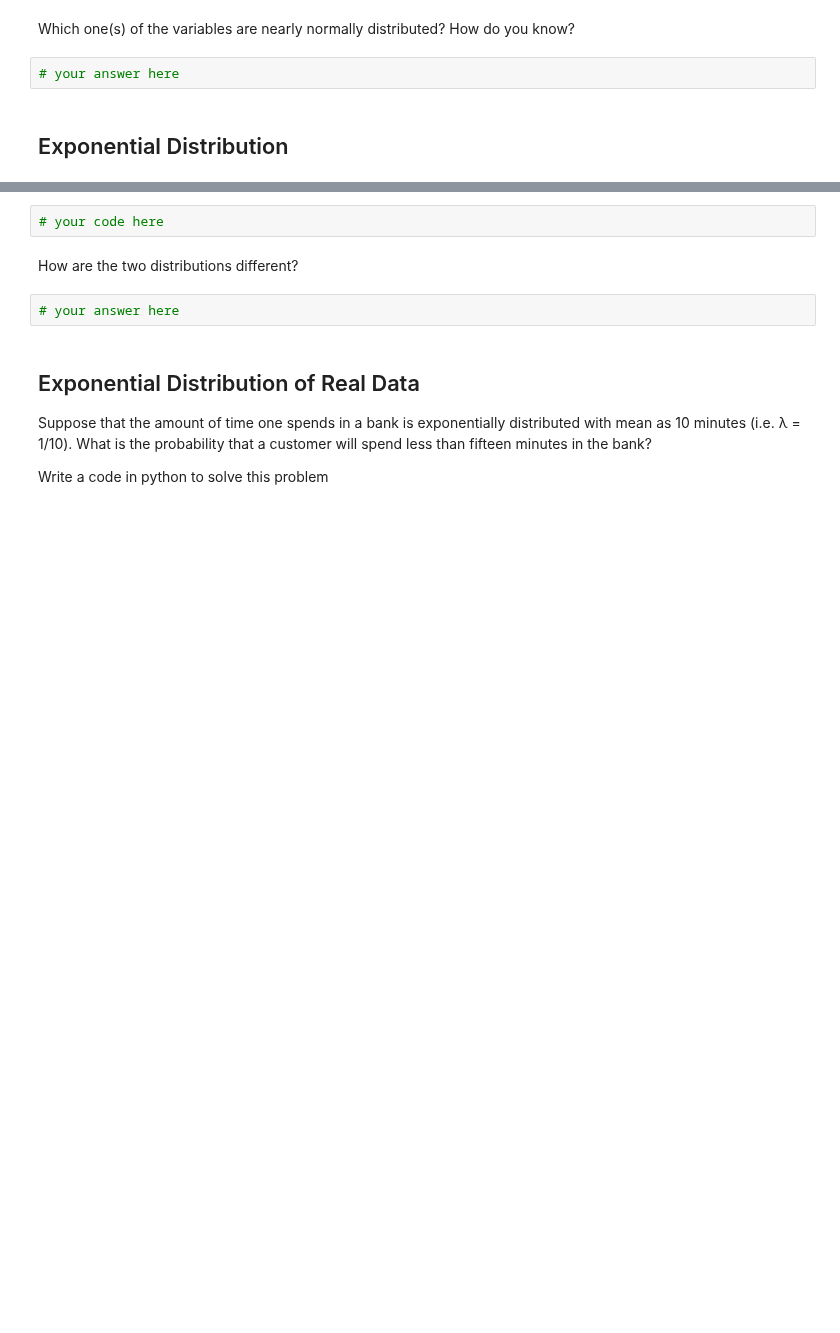
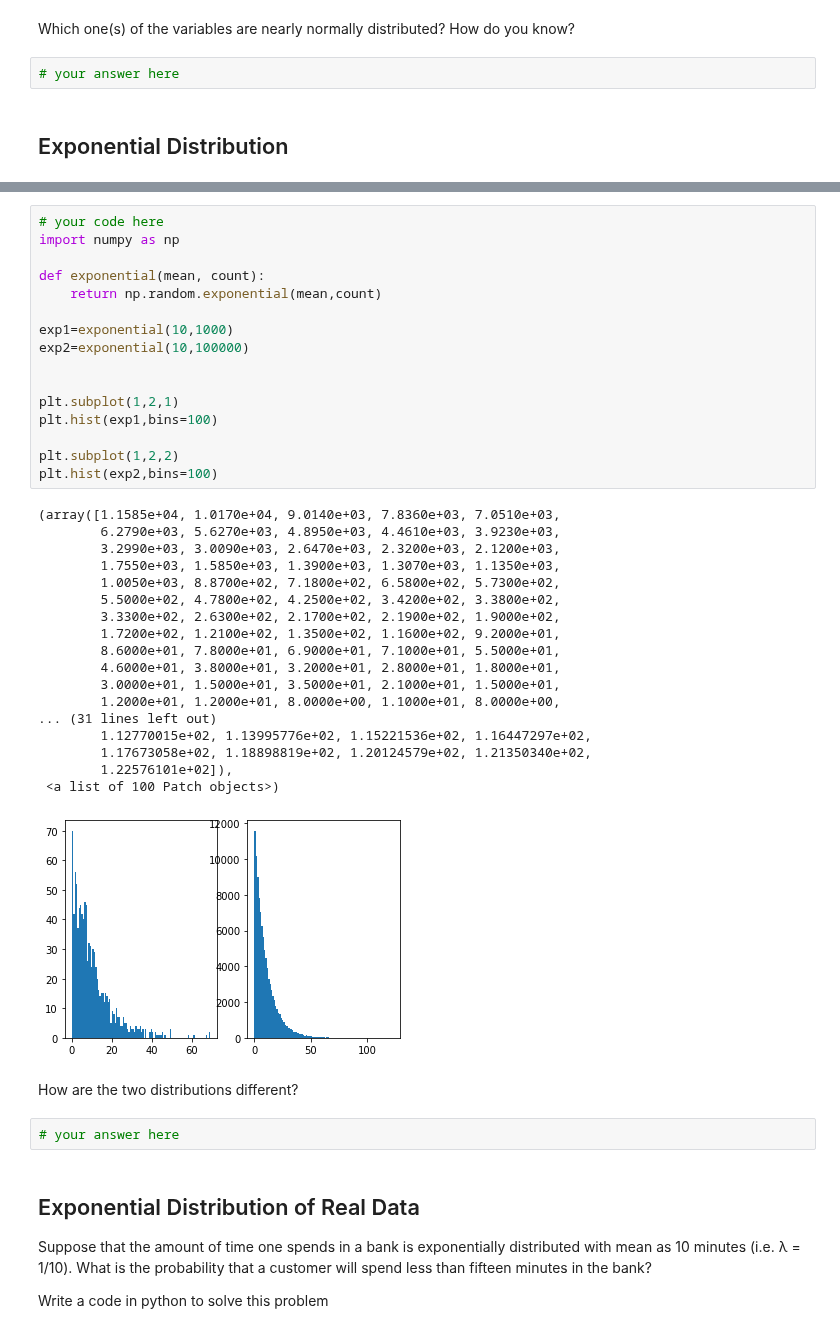
Before and after one commit to ironhack-datalabs/datamad1019, a Jupyter notebook: module-2/lab-continuous-probability-distribution/your-code/main.ipynb, the cells around one changed output, grey strips where cells are left out. Drawn from its saved outputs; the diff is of its cells as text; blank space fills up the shorter version.

```diff
--- a/module-2/lab-continuous-probability-distribution/your-code/main.ipynb
+++ b/module-2/lab-continuous-probability-distribution/your-code/main.ipynb
@@ -100,8 +166,41 @@ Which one(s) of the variables are nearly normally distributed? How do you know?
 Your output should look like below:
 
 ![exponential distribution](ed.png)
-# %%
-# your code here
+# %%
+# your code here
+import numpy as np
+
+def exponential(mean, count):
+    return np.random.exponential(mean,count)
+
+exp1=exponential(10,1000)
+exp2=exponential(10,100000)
+
+
+plt.subplot(1,2,1)
+plt.hist(exp1,bins=100)
+
+plt.subplot(1,2,2)
+plt.hist(exp2,bins=100)
+# %% [output]
+(array([1.1585e+04, 1.0170e+04, 9.0140e+03, 7.8360e+03, 7.0510e+03,
+        6.2790e+03, 5.6270e+03, 4.8950e+03, 4.4610e+03, 3.9230e+03,
+        3.2990e+03, 3.0090e+03, 2.6470e+03, 2.3200e+03, 2.1200e+03,
+        1.7550e+03, 1.5850e+03, 1.3900e+03, 1.3070e+03, 1.1350e+03,
+        1.0050e+03, 8.8700e+02, 7.1800e+02, 6.5800e+02, 5.7300e+02,
+        5.5000e+02, 4.7800e+02, 4.2500e+02, 3.4200e+02, 3.3800e+02,
+        3.3300e+02, 2.6300e+02, 2.1700e+02, 2.1900e+02, 1.9000e+02,
+        1.7200e+02, 1.2100e+02, 1.3500e+02, 1.1600e+02, 9.2000e+01,
+        8.6000e+01, 7.8000e+01, 6.9000e+01, 7.1000e+01, 5.5000e+01,
+        4.6000e+01, 3.8000e+01, 3.2000e+01, 2.8000e+01, 1.8000e+01,
+        3.0000e+01, 1.5000e+01, 3.5000e+01, 2.1000e+01, 1.5000e+01,
+        1.2000e+01, 1.2000e+01, 8.0000e+00, 1.1000e+01, 8.0000e+00,
+... (31 lines left out)
+        1.12770015e+02, 1.13995776e+02, 1.15221536e+02, 1.16447297e+02,
+        1.17673058e+02, 1.18898819e+02, 1.20124579e+02, 1.21350340e+02,
+        1.22576101e+02]),
+ <a list of 100 Patch objects>)
+[figure, added]
 # %% [markdown]
 How are the two distributions different?
 # %%
```
Also changed, not shown: parts of 14 cells of this notebook.
